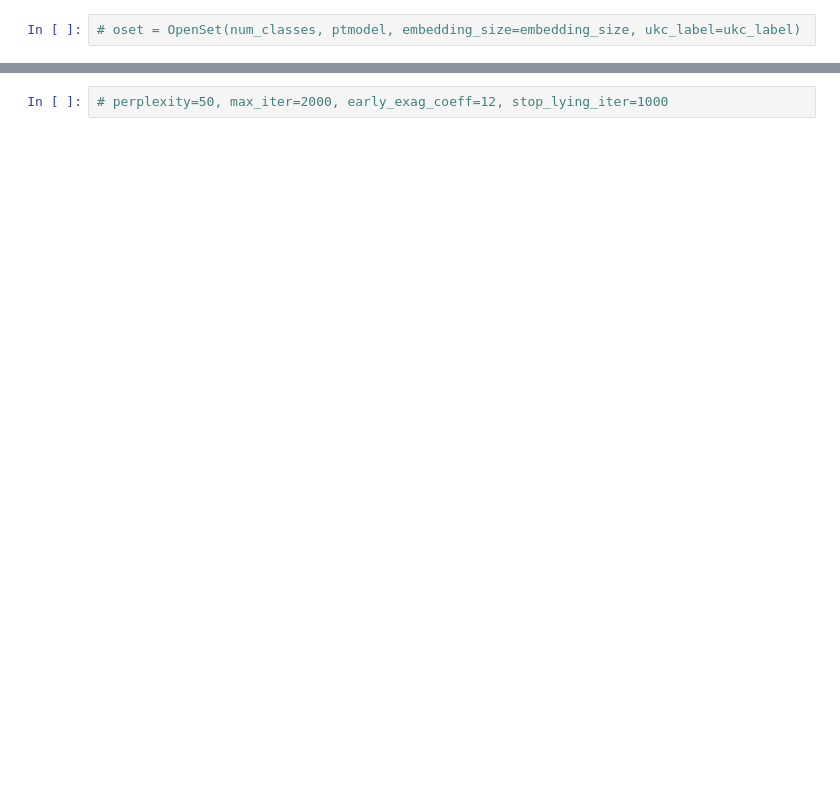
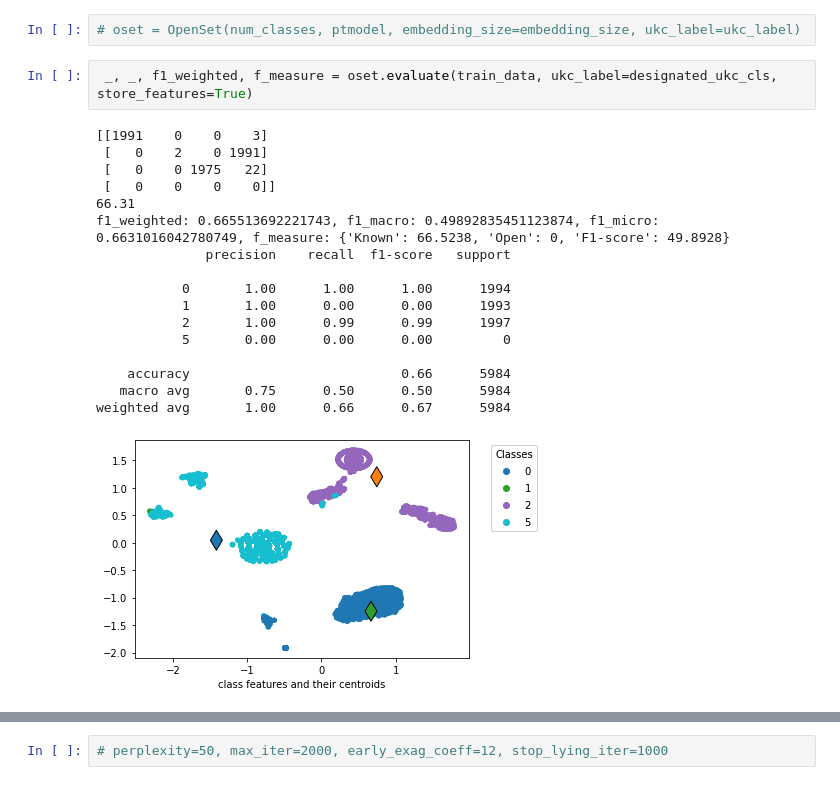
Before and after one commit to BhujayKumarBhatta/OCLog, a Jupyter notebook: oclog/openset/notebooks/VP_1.ipynb, the cells around one changed output, grey strips where cells are left out. Saved outputs shown, nothing was run; the diff lists cells and outputs as text; blank space fills up the shorter version.

```diff
--- a/oclog/openset/notebooks/VP_1.ipynb
+++ b/oclog/openset/notebooks/VP_1.ipynb
@@ -81,3 +94,23 @@ Epoch 6/6
 # %%
 # oset = OpenSet(num_classes, ptmodel, embedding_size=embedding_size, ukc_label=ukc_label)
+# %%
+ _, _, f1_weighted, f_measure = oset.evaluate(train_data, ukc_label=designated_ukc_cls, store_features=True)
+# %% [output]
+[[1991    0    0    3]
+ [   0    2    0 1991]
+ [   0    0 1975   22]
+ [   0    0    0    0]]
+66.31
+f1_weighted: 0.665513692221743, f1_macro: 0.49892835451123874, f1_micro: 0.6631016042780749, f_measure: {'Known': 66.5238, 'Open': 0, 'F1-score': 49.8928}
+              precision    recall  f1-score   support
+
+           0       1.00      1.00      1.00      1994
+           1       1.00      0.00      0.00      1993
+           2       1.00      0.99      0.99      1997
+           5       0.00      0.00      0.00         0
+
+    accuracy                           0.66      5984
+   macro avg       0.75      0.50      0.50      5984
+weighted avg       1.00      0.66      0.67      5984
+[figure, added]
 # %%
```
Also changed, not shown: parts of 36 cells of this notebook, 1 other file.
